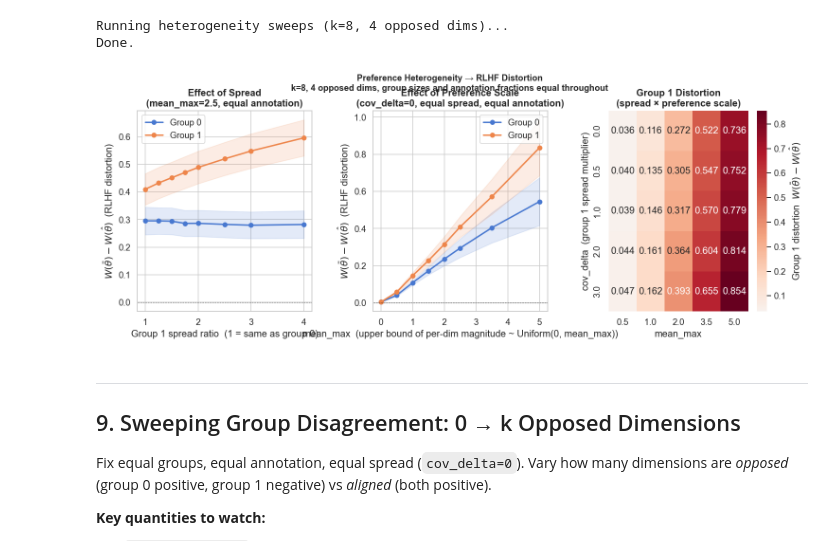
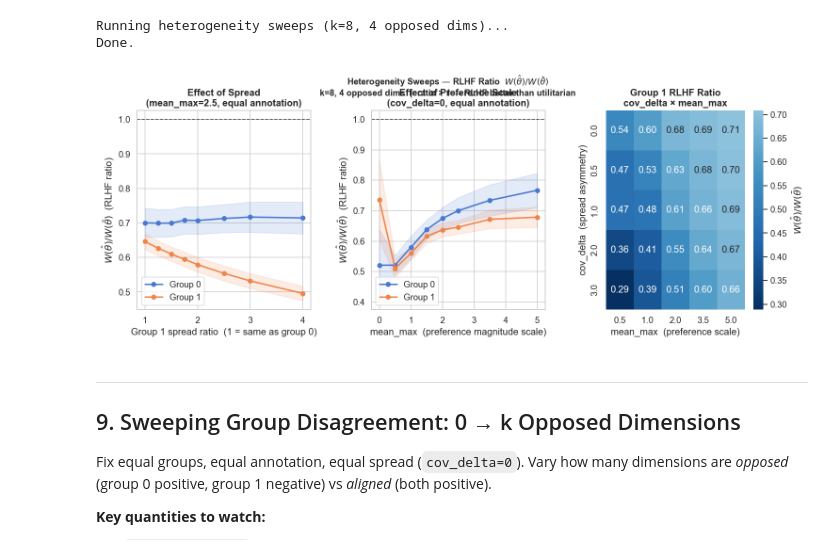
Before and after one commit to michelleeesi/hiddenstructure, a Jupyter notebook: rlhf_distortion_sim.ipynb, the cells around one changed output. Cells and saved outputs as stored; diff of their text form; code cells hidden in the pictures.

```diff
--- a/rlhf_distortion_sim.ipynb
+++ b/rlhf_distortion_sim.ipynb
@@ -1088,5 +1102,5 @@ Done.
 # %%
-# ── Who Bears the Total Loss?  W* − W(θ̂)  2×2 panel ──────────────────────
+# ── Total Efficiency Ratio  W(θ̂)/W*  2×2 panel ──────────────────────────
 fig, axes = plt.subplots(2, 2, figsize=(14, 10))
 
 c0, c1 = colors[0], colors[1]
@@ -1111,25 +1125,24 @@ panels = [
 
 for ax, (df, xcol, xlabel, title) in zip(axes.ravel(), panels):
     x = df[xcol]
-    m0, s0 = df["total_loss_g0_mean"], df["total_loss_g0_se"]
-    m1, s1 = df["total_loss_g1_mean"], df["total_loss_g1_se"]
+    m0, s0 = df["total_ratio_g0_mean"], df["total_ratio_g0_se"]
+    m1, s1 = df["total_ratio_g1_mean"], df["total_ratio_g1_se"]
     ax.plot(x, m0, 'o-', color=c0, linewidth=2.2, label="Group 0")
     ax.fill_between(x, m0 - s0, m0 + s0, alpha=0.20, color=c0)
     ax.plot(x, m1, 's-', color=c1, linewidth=2.2, label="Group 1")
     ax.fill_between(x, m1 - s1, m1 + s1, alpha=0.20, color=c1)
-    ax.fill_between(x, m0, m1, alpha=0.08, color='gray')
-    ax.axhline(0, color='k', linewidth=0.8, linestyle=':')
+    ax.axhline(1.0, color='k', linewidth=1.2, linestyle='--', alpha=0.7, label="Ratio = 1")
     if xcol in ("group0_train_frac", "group0_pool_frac"):
         ax.axvline(0.5, color='gray', linewidth=0.8, linestyle='--', alpha=0.5,
                    label="Equal split")
     ax.set_xlabel(xlabel, fontsize=9)
-    ax.set_ylabel(r"$W^* - W(\hat{\theta})$  (total loss)", fontsize=9)
+    ax.set_ylabel(r"$W(\hat{\theta}) \,/\, W^*$  (total efficiency)", fontsize=9)
     ax.set_title(title, fontweight='bold')
-    ax.legend(fontsize=9)
+    ax.legend(fontsize=8)
 
 plt.suptitle(
-    r"Who Bears the Total Loss?  $W^* - W(\hat{\theta})$  (ideal − RLHF)"
-    "\nk=8, 4 opposed dims, 10 seeds ± 1 SE",
+    r"Total Efficiency Ratio  $W(\hat{\theta}) / W^*$  (RLHF / ideal)"
+    "\nk=8, 4 opposed dims, 10 seeds ± 1 SE  |  1.0 = RLHF achieves ideal",
     fontweight='bold', fontsize=12, y=1.01)
 plt.tight_layout()
 plt.show()
@@ -1249,56 +1264,56 @@ ax1 = fig.add_subplot(gs[0])
 x = df_spread["spread_ratio"]
 
 for g, (col, label) in enumerate([(colors[0], "Group 0"), (colors[1], "Group 1")]):
-    mean_col = f"distortion_g{g}_mean"
-    se_col   = f"distortion_g{g}_se"
+    mean_col = f"rlhf_ratio_g{g}_mean"
+    se_col   = f"rlhf_ratio_g{g}_se"
     ax1.plot(x, df_spread[mean_col], 'o-', color=col, linewidth=2, label=label)
     ax1.fill_between(x,
                      df_spread[mean_col] - df_spread[se_col],
                      df_spread[mean_col] + df_spread[se_col],
                      alpha=0.15, color=col)
 
-ax1.axhline(0, color='k', linewidth=0.8, linestyle=':')
+ax1.axhline(1.0, color='k', linewidth=1.2, linestyle='--', alpha=0.7)
 ax1.set_xlabel("Group 1 spread ratio  (1 = same as group 0)")
-ax1.set_ylabel(r"$W(\bar{\theta}) - W(\hat{\theta})$  (RLHF distortion)")
+ax1.set_ylabel(r"$W(\hat{\theta}) / W(\bar{\theta})$  (RLHF ratio)")
 ax1.set_title("Effect of Spread\n(mean_max=2.5, equal annotation)", fontweight='bold')
 ax1.legend()
 
 # ── Panel 2: Mean scale sweep ─────────────────────────────────────────────
 ax2 = fig.add_subplot(gs[1])
 x2  = df_scale["mean_max"]
 
 for g, (col, label) in enumerate([(colors[0], "Group 0"), (colors[1], "Group 1")]):
-    mean_col = f"distortion_g{g}_mean"
-    se_col   = f"distortion_g{g}_se"
+    mean_col = f"rlhf_ratio_g{g}_mean"
+    se_col   = f"rlhf_ratio_g{g}_se"
     ax2.plot(x2, df_scale[mean_col], 'o-', color=col, linewidth=2, label=label)
     ax2.fill_between(x2,
                      df_scale[mean_col] - df_scale[se_col],
                      df_scale[mean_col] + df_scale[se_col],
                      alpha=0.15, color=col)
 
-ax2.axhline(0, color='k', linewidth=0.8, linestyle=':')
-ax2.set_xlabel("mean_max  (upper bound of per-dim magnitude ~ Uniform(0, mean_max))")
-ax2.set_ylabel(r"$W(\bar{\theta}) - W(\hat{\theta})$  (RLHF distortion)")
-ax2.set_title("Effect of Preference Scale\n(cov_delta=0, equal spread, equal annotation)",
-              fontweight='bold')
+ax2.axhline(1.0, color='k', linewidth=1.2, linestyle='--', alpha=0.7)
+ax2.set_xlabel("mean_max  (preference magnitude scale)")
+ax2.set_ylabel(r"$W(\hat{\theta}) / W(\bar{\theta})$  (RLHF ratio)")
+ax2.set_title("Effect of Preference Scale\n(cov_delta=0, equal annotation)", fontweight='bold')
 ax2.legend()
 
-# ── Panel 3: Heatmap — joint effect ───────────────────────────────────────
+# ── Panel 3: Heatmap  cov_delta × mean_max → group 1 ratio ───────────────
 ax3 = fig.add_subplot(gs[2])
-pivot = df_heat.pivot(index="cov_delta", columns="mean_max", values="distortion_g1")
-sns.heatmap(pivot, ax=ax3, cmap="RdBu_r", center=0, annot=True, fmt=".3f",
-            cbar_kws={"label": r"Group 1 distortion  $W(\bar\theta)-W(\hat\theta)$"})
-ax3.set_xlabel("mean_max")
-ax3.set_ylabel("cov_delta  (group 1 spread multiplier)")
-ax3.set_title("Group 1 Distortion\n(spread × preference scale)", fontweight='bold')
+heat_pivot = df_heat.pivot(index="cov_delta", columns="mean_max", values="rlhf_ratio_g1")
+sns.heatmap(heat_pivot, ax=ax3, annot=True, fmt=".2f", cmap="RdBu_r",
+            center=1.0, cbar_kws={"label": r"$W(\hat\theta)/W(\bar\theta)$"})
+ax3.set_title("Group 1 RLHF Ratio\ncov_delta × mean_max", fontweight='bold')
+ax3.set_ylabel("cov_delta  (spread asymmetry)")
+ax3.set_xlabel("mean_max  (preference scale)")
 
 plt.suptitle(
-    "Preference Heterogeneity → RLHF Distortion\n"
-    "k=8, 4 opposed dims, group sizes and annotation fractions equal throughout",
-    fontweight='bold', fontsize=12, y=1.02)
+    r"Heterogeneity Sweeps — RLHF Ratio  $W(\hat\theta) / W(\bar\theta)$"
+    "\nk=8, 4 opposed dims  |  ratio > 1 → RLHF better than utilitarian",
+    fontweight="bold", fontsize=12, y=1.02)
+plt.tight_layout()
 plt.show()
 # %% [output]
-[figure, old version]
+[figure, new version]
 # %% [markdown]
 ---
 ## 9. Sweeping Group Disagreement: 0 → k Opposed Dimensions
```
Also changed, not shown: parts of 17 cells of this notebook, 3 other files.
